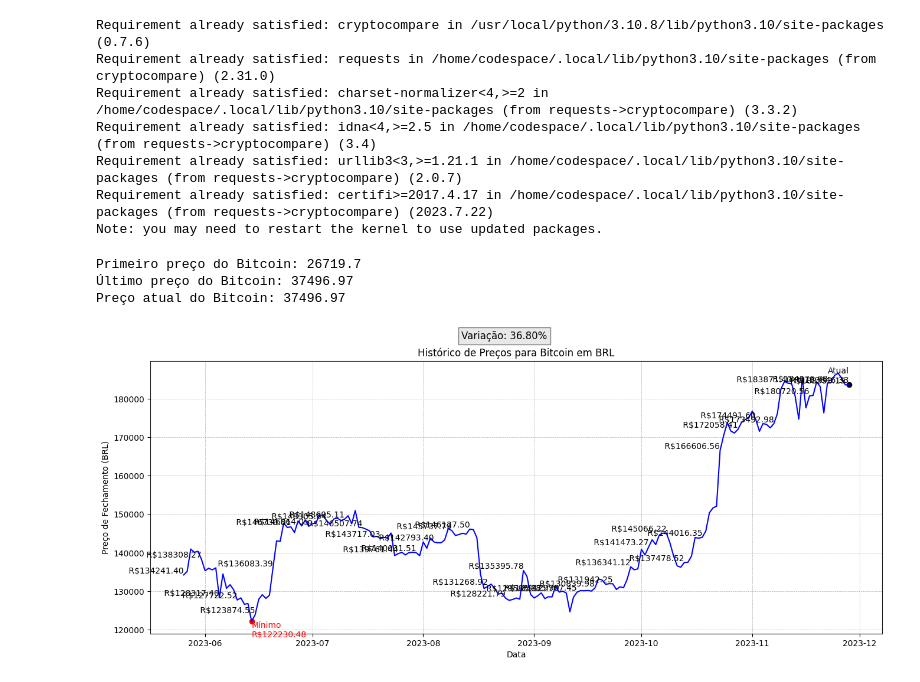
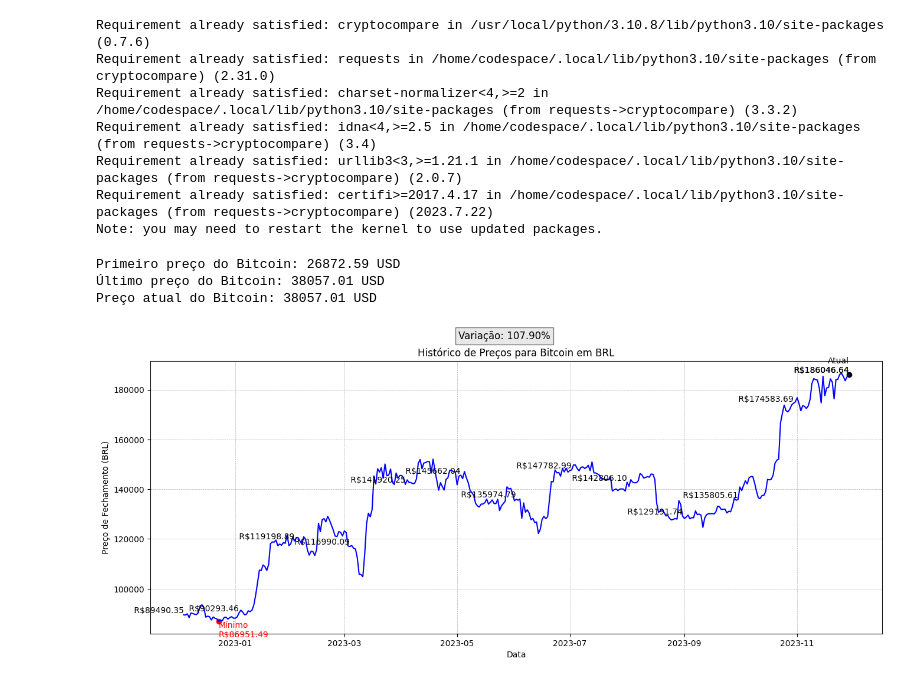
Before and after one commit to luisfernandogbraga/PROJETO_PESSOAL_ACOES, a Jupyter notebook: automação de processos.ipynb, the cells around one changed output. Drawn from its saved outputs; the diff is of its cells as text; code cells hidden in the pictures.

```diff
--- a/automação de processos.ipynb
+++ b/automação de processos.ipynb
@@ -28,29 +28,3 @@ Note: you may need to restart the kernel to use updated packages.
 # %%
 import yfinance as yf
 import matplotlib.pyplot as plt
-# %%
-ticker= 'PMAM3.SA'
-preco= yf.Ticker(ticker).history(period='186d') #
-historico= preco['Close'] # preços de fechamento
-
-primeiro_preco= historico[0] #primeiro valor
-ultimo_preco= historico[-1] #ultimo valor
-preco_atual= historico[-1] #preço atual do ticker
-
-porcentagem= ((ultimo_preco - primeiro_preco) / primeiro_preco) * 100 #
-
-if porcentagem > 0:
-    print(f"A ação teve um aumento de {porcentagem:.2f}% durante o período.")
-elif porcentagem < 0:
-    print(f"A ação teve uma queda de {(porcentagem):.2f}% durante o período.")
-else:
-    print("Não houve mudança no preço da ação durante o período.")
-
-plt.figure(figsize=(16,6))
-historico.plot()
-
-# Adicionando o preço das ações em cada ponto do gráfico
-for i in range(0,len(historico), 5):
-    plt.text(historico.index[i], historico[i], f' R${historico[i]:.2f}', fontsize=10, ha='right', va='bottom')
-
-plt.show()
@@ -142,6 +109,7 @@ Requirement already satisfied: certifi>=2017.4.17 in /home/codespace/.local/lib/
 Note: you may need to restart the kernel to use updated packages.
 # %%
 import cryptocompare
+import pandas as pd
 
 # Ticker para o Bitcoin em dólares (USD)
 ticker_btc = 'BTC'
@@ -153,9 +121,7 @@ historico_btc = cryptocompare.get_historical_price_day(
     limit=186  # número de dias de histórico desejado
 )
 
-# Crie um DataFrame para facilitar a manipulação dos dados
-import pandas as pd
-
+# DataFrame para facilitar a manipulação dos dados
 df_btc = pd.DataFrame(historico_btc)
 df_btc['time'] = pd.to_datetime(df_btc['time'], unit='s')  # Converta a coluna de tempo para o formato datetime
 df_btc.set_index('time', inplace=True)  # Defina a coluna de tempo como índice
@@ -166,13 +132,13 @@ ultimo_preco_btc = df_btc['close'].iloc[-1]
 preco_atual_btc = df_btc['close'].iloc[-1]
 
 # Exiba os resultados
-print(f"Primeiro preço do Bitcoin: {primeiro_preco_btc}")
-print(f"Último preço do Bitcoin: {ultimo_preco_btc}")
-print(f"Preço atual do Bitcoin: {preco_atual_btc}")
+print(f"Primeiro preço do Bitcoin: {primeiro_preco_btc} USD")
+print(f"Último preço do Bitcoin: {ultimo_preco_btc} USD")
+print(f"Preço atual do Bitcoin: {preco_atual_btc} USD")
 # %% [output]
-Primeiro preço do Bitcoin: 26719.7
-Último preço do Bitcoin: 37496.97
-Preço atual do Bitcoin: 37496.97
+Primeiro preço do Bitcoin: 26872.59 USD
+Último preço do Bitcoin: 38057.01 USD
+Preço atual do Bitcoin: 38057.01 USD
 # %%
 # Ticker para o Bitcoin em Real (BRL)
 ticker_btc_brl = 'BTC'
@@ -181,10 +147,10 @@ ticker_btc_brl = 'BTC'
 historico_btc_brl = cryptocompare.get_historical_price_day(
     ticker_btc_brl,
     currency='BRL',
-    limit=186  # número de dias de histórico desejado
+    limit=360  # número de dias de histórico desejado
 )
 
-# Crie um DataFrame para facilitar a manipulação dos dados
+# DataFrame para facilitar a manipulação dos dados
 df_btc_brl = pd.DataFrame(historico_btc_brl)
 df_btc_brl['time'] = pd.to_datetime(df_btc_brl['time'], unit='s')  # Converta a coluna de tempo para o formato datetime
 df_btc_brl.set_index('time', inplace=True)  # Defina a coluna de tempo como índice
@@ -198,35 +164,35 @@ porcentagem_mudanca_btc_brl = ((df_btc_brl['close'].iloc[-1] - df_btc_brl['close
 
 # Imprimindo informações sobre a mudança percentual no gráfico
 info_text_btc_brl = f'Variação: {porcentagem_mudanca_btc_brl:.2f}%'
 plt.figure(figsize=(16, 6))
 plt.figtext(0.5, 0.95, info_text_btc_brl, ha='center', va='center', fontsize=12, bbox=dict(facecolor='lightgray', alpha=0.5))
 
 # Configurando o gráfico
 plt.plot(df_btc_brl['close'], label='Preço de Fechamento', color='blue')
 
 # Adicionando linhas de grade
 plt.grid(True, which='both', linestyle='--', linewidth=0.5)
 
 # Adicionando o preço do Bitcoin em cada ponto do gráfico
-for i in range(0, len(df_btc_brl), 5):
+for i in range(0, len(df_btc_brl), 30):
     plt.text(df_btc_brl.index[i], df_btc_brl['close'].iloc[i], f' R${df_btc_brl["close"].iloc[i]:.2f}', fontsize=10, ha='right', va='bottom')
 
 # Adicionando marcador para o ponto mínimo com valor e rótulo "Mínimo" (cor verde)
 plt.scatter(ponto_minimo_btc_brl, valor_ponto_minimo_btc_brl, color='red')
 plt.text(ponto_minimo_btc_brl, valor_ponto_minimo_btc_brl, f'Mínimo\nR${valor_ponto_minimo_btc_brl:.2f}', fontsize=10, ha='left', va='top', color='red')
 
 # Adicionando marcador para o preço atual com valor e rótulo "Atual" (cor vermelha)
 plt.scatter(df_btc_brl.index[-1], df_btc_brl['close'].iloc[-1], color='black')
 plt.text(df_btc_brl.index[-1], df_btc_brl['close'].iloc[-1], f'Atual\nR${df_btc_brl["close"].iloc[-1]:.2f}', fontsize=10, ha='right', va='bottom', color='black')
 
 # Adicionando rótulos e título
 plt.xlabel('Data')
 plt.ylabel('Preço de Fechamento (BRL)')
 plt.title(f'Histórico de Preços para Bitcoin em BRL')
 
 plt.show()
 # %% [output]
-[figure, old version]
+[figure, new version]
 # %%
 import yfinance as yf
 import matplotlib.pyplot as plt
```
Also changed, not shown: parts of 7 cells of this notebook.
